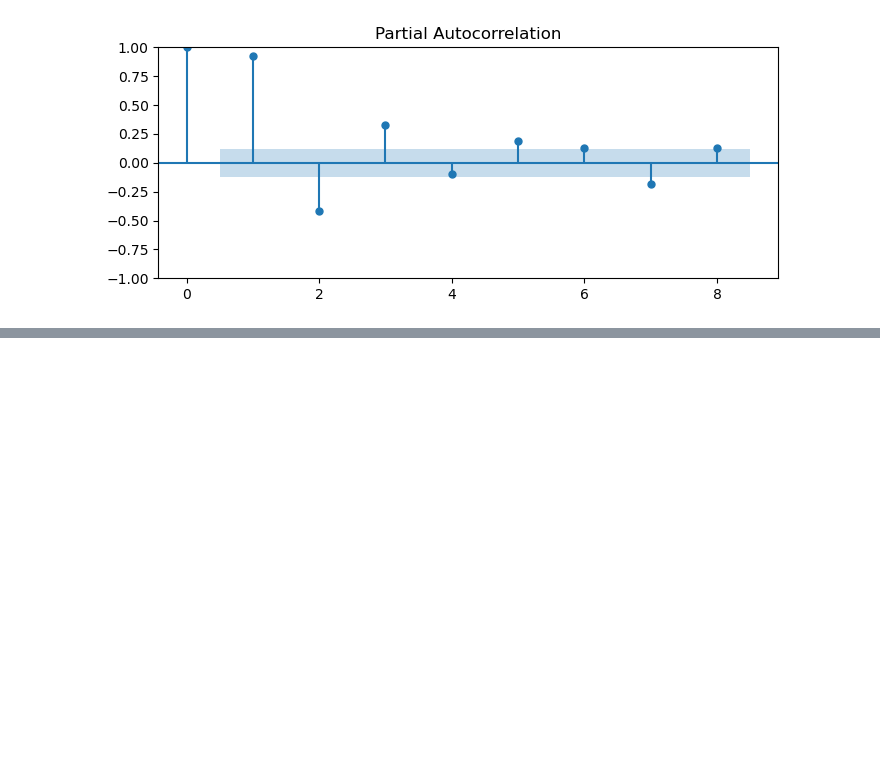
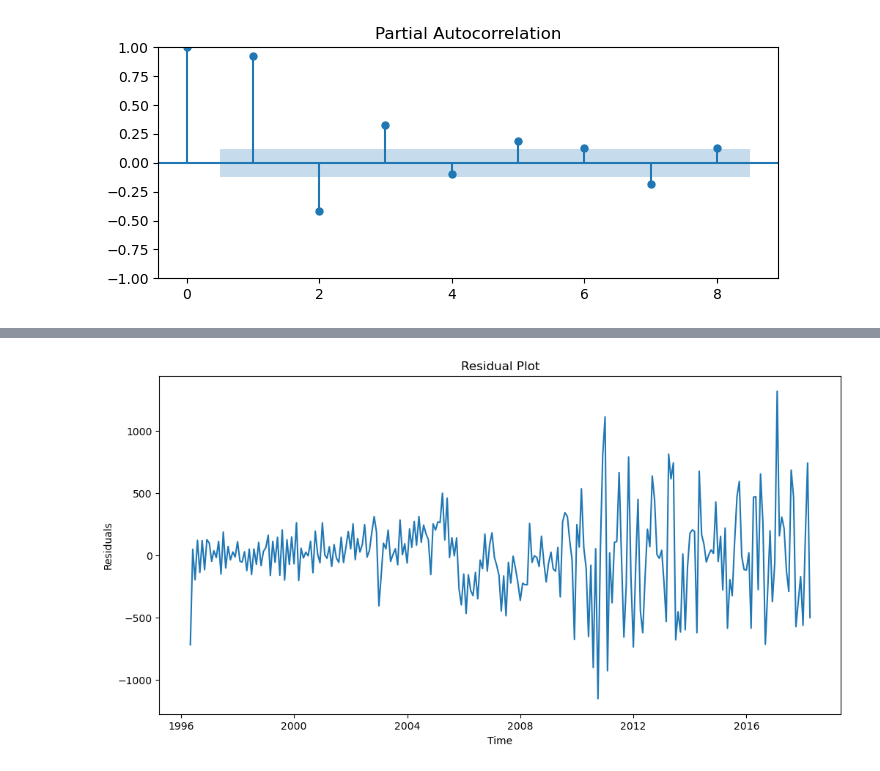
Before and after one commit to lynnndero/PHASE-4-PROJECT, a Jupyter notebook: starter_notebook.ipynb, the cells around one changed output, grey strips where cells are left out. Saved outputs shown, nothing was run; the diff lists cells and outputs as text; code cells hidden in the pictures; blank space fills up the shorter version.

```diff
--- a/starter_notebook.ipynb
+++ b/starter_notebook.ipynb
@@ -452,7 +514,7 @@ mini_dataframes = {}
 for region_id, group_df in grouped:
     mini_dataframes[region_id] = group_df
 # %%
-melt_df_1 = mini_dataframes[1001]
+melt_df_1 = mini_dataframes['1001']
 melt_df_1
 # %% [output]
 |  | ZipCode | RegionID | SizeRank | City | State | Metro | CountyName | time | value |
@@ -686,0 +726,7 @@ Warnings:
+# %%
+# Fit an ARMA(2,2) model
+arma_3 = ARIMA(value_diff, order=(2, 0, 2))
+res_arma_3 = arma_3.fit()
+
+# Print out summary information on the fit
+print(res_arma_3.summary())
@@ -686,0 +805,11 @@ Warnings:
+# %%
+residuals = res_arma_3.resid
+# %%
+plt.figure(figsize=(12, 6))
+plt.plot(residuals)
+plt.title('Residual Plot')
+plt.xlabel('Time')
+plt.ylabel('Residuals')
+plt.show()
+# %% [output]
+[figure, added]
```
Also changed, not shown: parts of 85 cells of this notebook, 2 other files.
